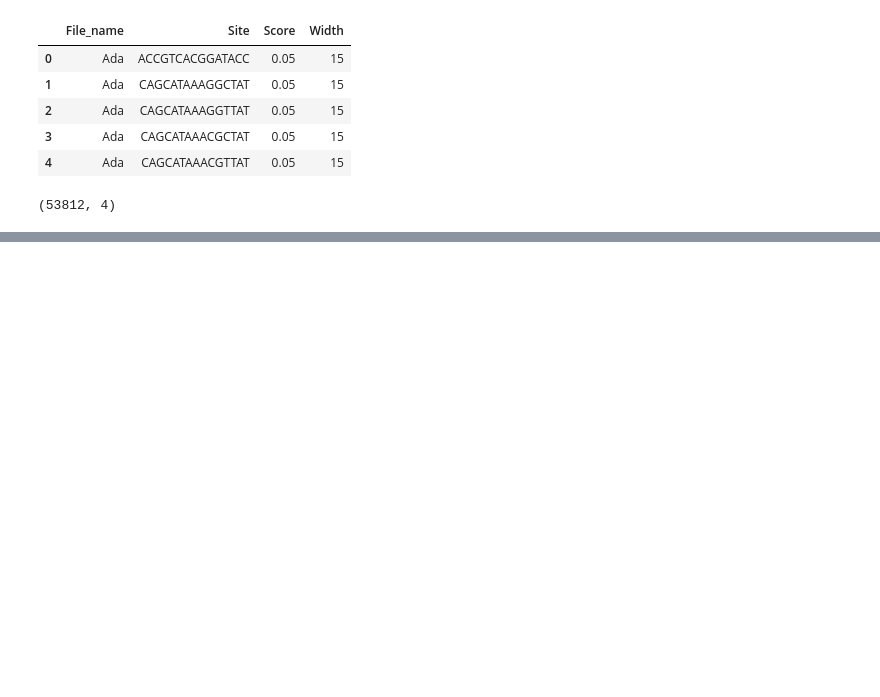
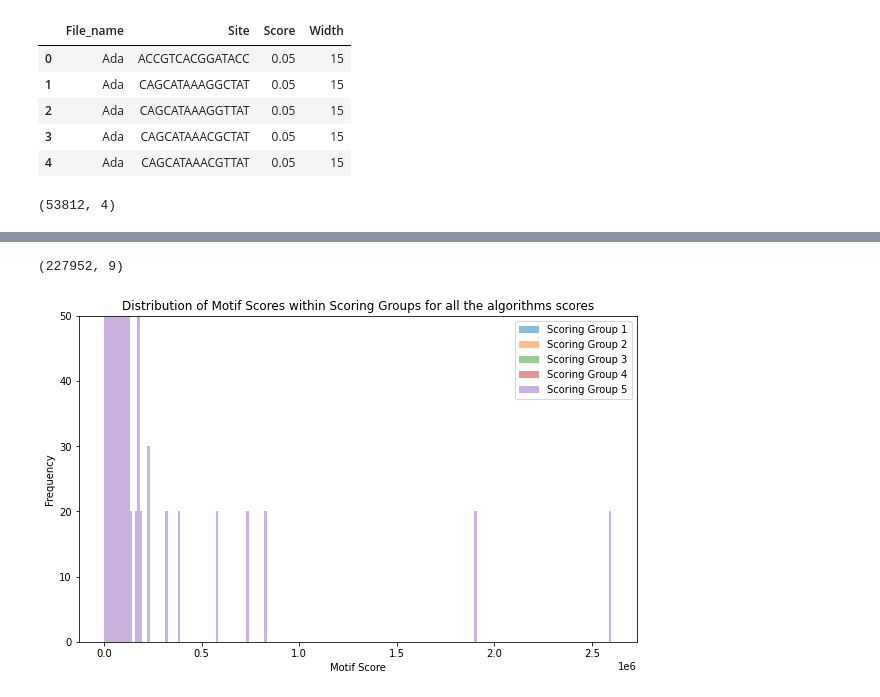
Before and after one commit to SpyrosAlvanakis/Molecular_Algorithms_project, a Jupyter notebook: Run_EMD_Pipeline.ipynb, the cells around one changed output, grey strips where cells are left out. Cells and saved outputs as stored; diff of their text form; code cells hidden in the pictures; blank space fills up the shorter version.

```diff
--- a/Run_EMD_Pipeline.ipynb
+++ b/Run_EMD_Pipeline.ipynb
@@ -152,0 +175,17 @@ print(streme_motifs.shape)
+# %%
+print(concatenated_df.shape)
+# %% [output]
+(227952, 9)
+# %%
+plt.figure(figsize=(10, 6))
+for group, group_df in concatenated_df.groupby("Score_group"):
+    plt.hist(group_df["Score"], bins=200, alpha=0.5, label=f"Scoring Group {group}")
+
+plt.ylim(0, 50)
+plt.xlabel("Motif Score")
+plt.ylabel("Frequency")
+plt.title("Distribution of Motif Scores within Scoring Groups for all the algorithms scores")
+plt.legend()
+plt.show()
+# %% [output]
+[figure, added]
```
Also changed, not shown: parts of 10 cells of this notebook, 3 other files.
